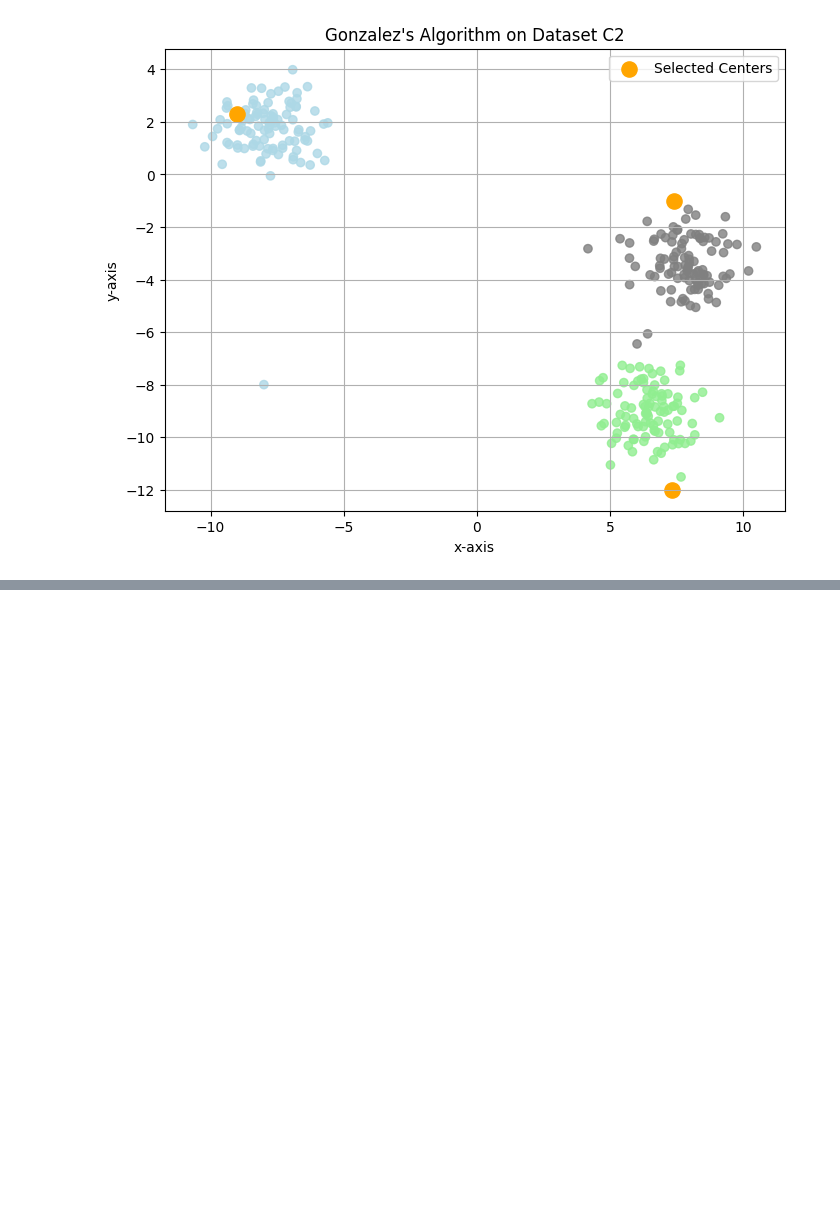
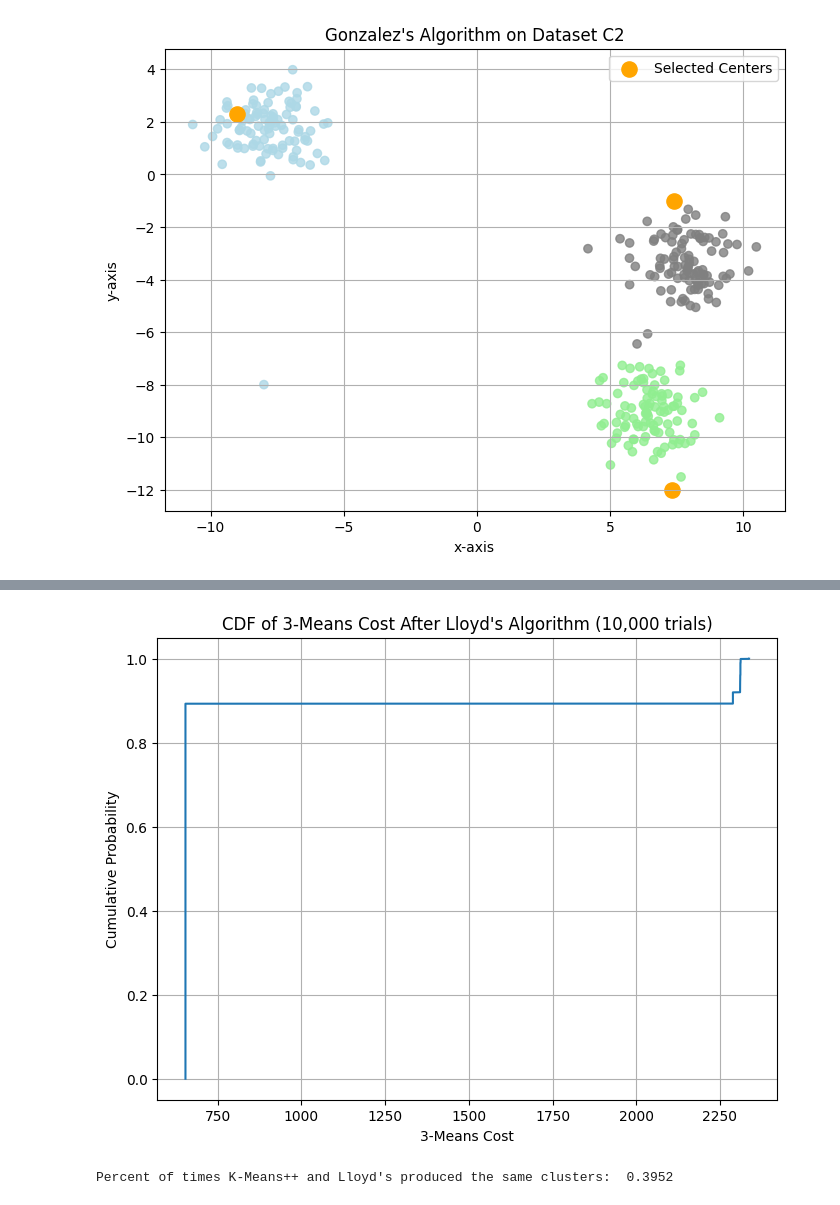
Before and after one commit to jacksonswitzer/data_mining_assignment_3_clustering, a Jupyter notebook: Code.ipynb, the cells around one changed output, grey strips where cells are left out. Cells and saved outputs as stored; diff of their text form; code cells hidden in the pictures; blank space fills up the shorter version.

```diff
--- a/Code.ipynb
+++ b/Code.ipynb
@@ -292,0 +308,12 @@ plt.show()
+# %%
+#dataset as numpy array
+d_np = d.to_numpy()
+
+#first 3 points in the file
+first_three_points = d.head(3).to_numpy()
+
+#output of Gonzalez
+#gonzalez_centers
+
+#every output of k-means++
+#for center in kmeans_centers_list
@@ -292,0 +395,31 @@ plt.show()
+# %%
+#C.iii. - Lloyd's on every output of kmeans++
+
+same_or_not = []
+costs = []
+for center in kmeans_centers_list:
+    lloyds_on_kmeanspp_centers, lloyds_on_kmeanspp_point_assignments = lloyd_complete(d_np, center)
+    cost = compute_cost(d_np, lloyds_on_kmeanspp_centers)
+    costs.append(cost)
+
+    #find out if k-means++ and Lloyd's produced identical clusters (perhaps not identical centers, but the same points in each cluster)
+    kpp_cluster_assignments, _ = pairwise_distances_argmin_min(d_np, np.array(center))
+    kpp_and_lloyds_same = np.array_equal(kpp_cluster_assignments, lloyds_on_kmeanspp_point_assignments)
+    same_or_not.append(kpp_and_lloyds_same)
+
+# Plot CDF of 3-means cost
+sorted_costs = np.sort(costs)
+cdf = np.arange(1, len(sorted_costs)+1) / len(sorted_costs)
+
+plt.figure(figsize=(8, 6))
+plt.plot(sorted_costs, cdf)
+plt.xlabel("3-Means Cost")
+plt.ylabel("Cumulative Probability")
+plt.title("CDF of 3-Means Cost After Lloyd's Algorithm (10,000 trials)")
+plt.grid(True)
+plt.show()
+
+print("Percent of times K-Means++ and Lloyd's produced the same clusters: ", sum(same_or_not)/len(same_or_not))
+# %% [output]
+[figure, added]
+Percent of times K-Means++ and Lloyd's produced the same clusters:  0.3952
```
Also changed, not shown: parts of 13 cells of this notebook.
